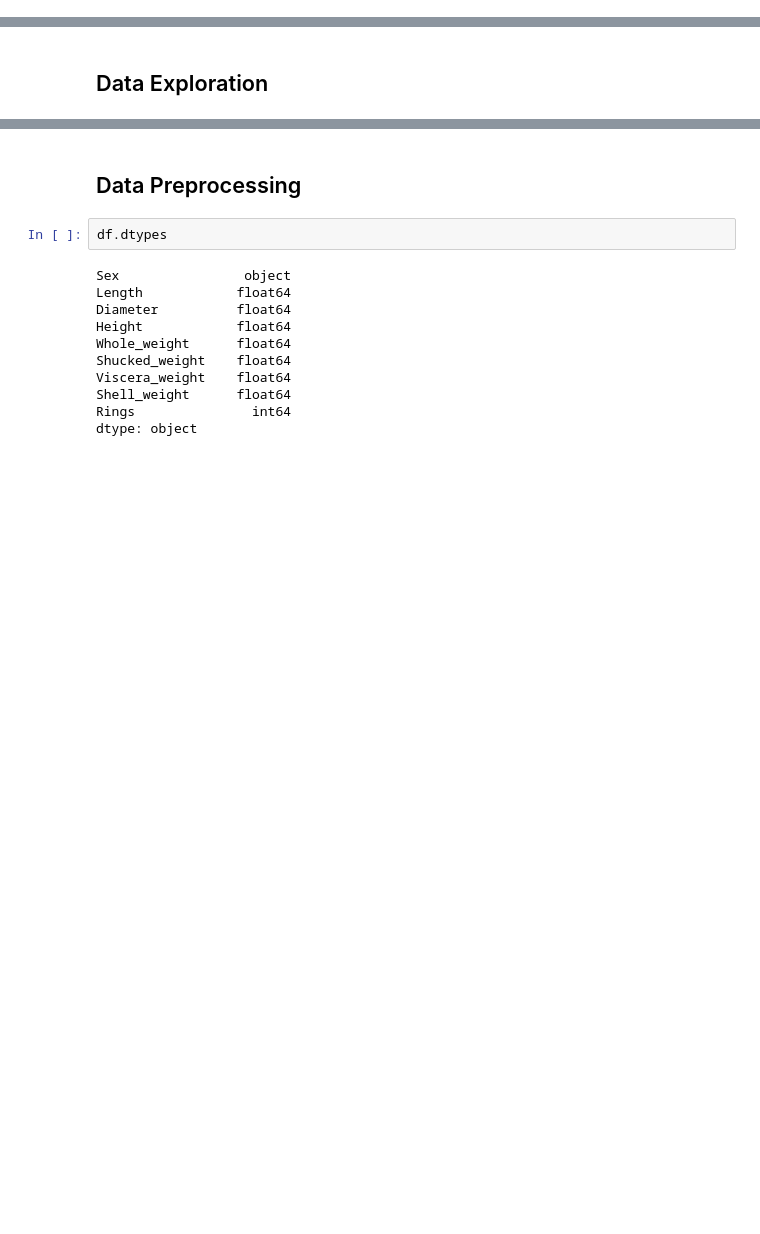
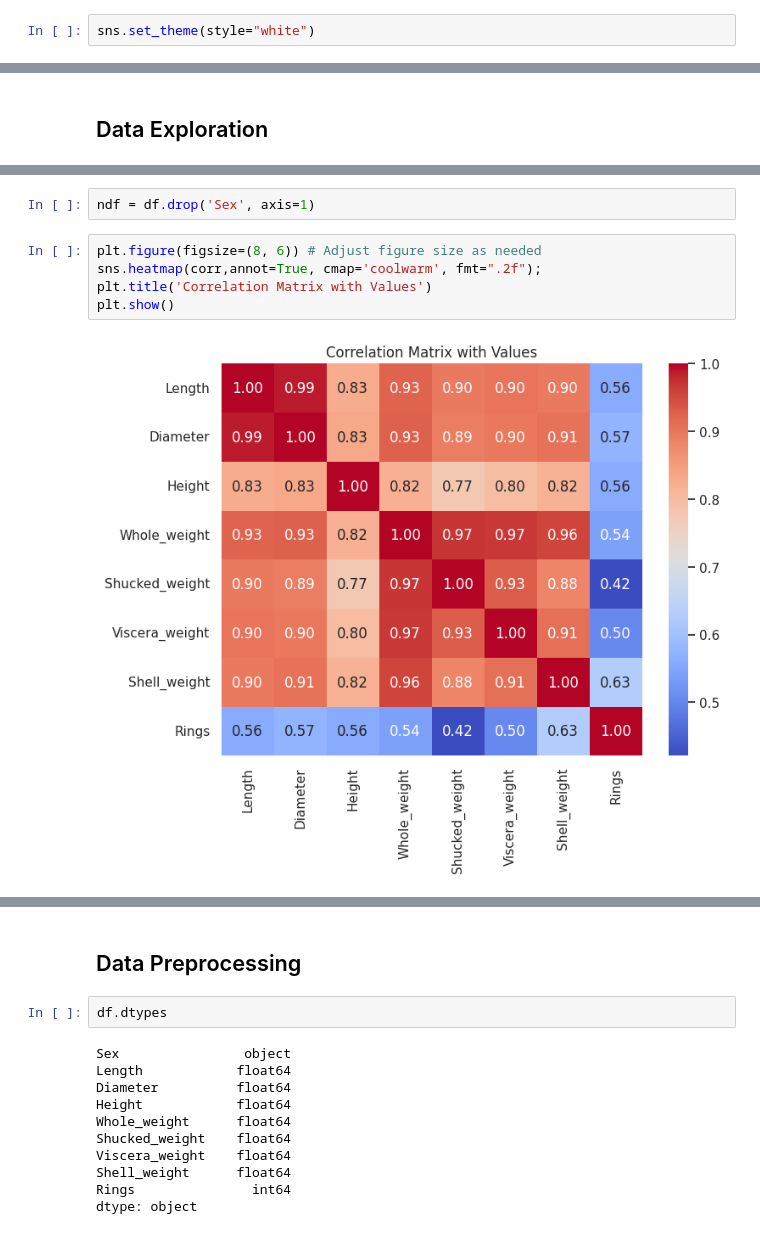
Before and after one commit to rzadrzi/machine-learning, a Jupyter notebook: Supervised/Regression/abalone_regression.ipynb, the cells around one changed output, grey strips where cells are left out. Drawn from its saved outputs; the diff is of its cells as text; blank space fills up the shorter version.

```diff
--- a/Supervised/Regression/abalone_regression.ipynb
+++ b/Supervised/Regression/abalone_regression.ipynb
@@ -38,3 +39,5 @@ from sklearn.metrics import mean_squared_error
+# %%
+sns.set_theme(style="white")
 # %% [markdown]
 ## Load Dataset
 # %%
@@ -61,3 +64,12 @@ df.describe()
 | 50% | 0.545000 | 0.425000 | 0.140000 | 0.799500 | 0.336000 | 0.171000 | 0.234000 | 9.000000 |
 | 75% | 0.615000 | 0.480000 | 0.165000 | 1.153000 | 0.502000 | 0.253000 | 0.329000 | 11.000000 |
 | max | 0.815000 | 0.650000 | 1.130000 | 2.825500 | 1.488000 | 0.760000 | 1.005000 | 29.000000 |
+# %%
+ndf = df.drop('Sex', axis=1)
+# %%
+plt.figure(figsize=(8, 6)) # Adjust figure size as needed
+sns.heatmap(corr,annot=True, cmap='coolwarm', fmt=".2f");
+plt.title('Correlation Matrix with Values')
+plt.show()
+# %% [output]
+[figure, added]
```
Also changed, not shown: parts of 3 cells of this notebook, 1 other file.
